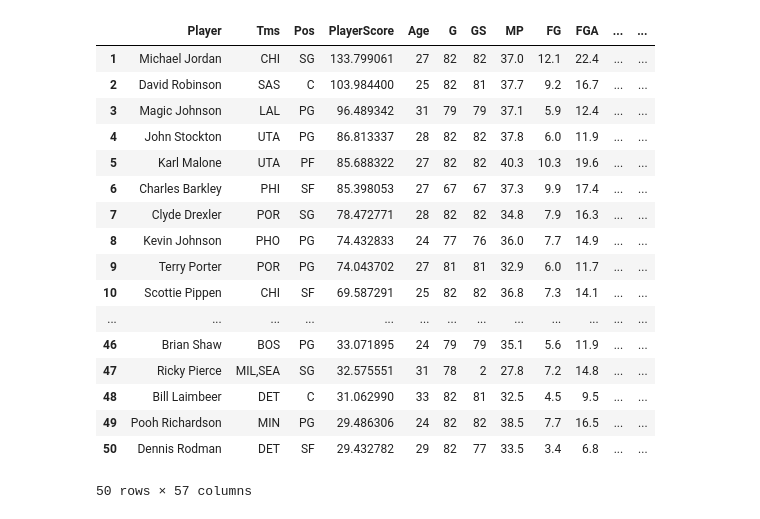
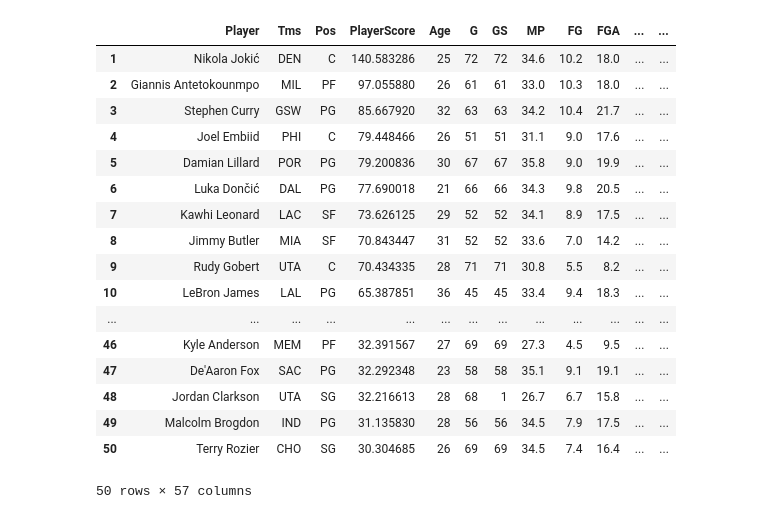
Before and after one commit to AustinMayerhofer/NBA-metrics, a Jupyter notebook: src/rankings.ipynb, the cells around one changed output. Saved outputs shown, nothing was run; the diff lists cells and outputs as text; code cells hidden in the pictures.

Commit message:
added MIN_GAMES dictionary to myconstants.py

```diff
--- a/src/rankings.ipynb
+++ b/src/rankings.ipynb
@@ -3,10 +1,12 @@ SEASON = '1990-91'
+# %%
+SEASON = '2020-21'
 # %%
 import pandas as pd
 import myconstants as c
 from scipy.stats import zscore
 
 NUM_GAMES = c.NUM_GAMES[SEASON]
-MIN_GAMES = NUM_GAMES * 0.60
+MIN_GAMES = c.MIN_GAMES[SEASON]
 
 p_df = pd.read_csv(f'../data/years/{SEASON}/clean/{SEASON}_Player_PerGame.csv')
 t_df = pd.read_csv(f'../data/years/{SEASON}/clean/{SEASON}_Team_Standings.csv')
@@ -25,47 +25,47 @@ def average_wins(tms):
     tms_wins = []
     for t in tms_list:
         tms_wins.append(t_df.loc[t_df['TeamCode'] == t]['OverallW'].values[0])
     return sum(tms_wins) / len(tms_wins)
 p_df['TmsWins'] = p_df['Tms'].apply(average_wins)
 
 # players who haven't played enough games don't qualify
 p_df = p_df.loc[p_df['G'] >= MIN_GAMES]
 
 # ranking algorithm
 p_df['zTotals'] = 1.5*zscore(p_df['PTS'] + p_df['TRB'] + p_df['AST'] + p_df['STL'] + p_df['BLK'])
 p_df['zWS'] = zscore(p_df['WS'])
 p_df['zVORP'] = zscore(p_df['VORP'])
 p_df['zBPM'] = zscore(p_df['BPM'])
 p_df['zTmsWins'] = zscore(p_df['TmsWins'])
 p_df['RawScore'] = p_df['zTotals'] + p_df['zWS'] + p_df['zVORP'] + p_df['zBPM'] + p_df['zTmsWins']
 p_df['PlayerScore'] = p_df['RawScore'] + c.PLAYER_SCORE_ADDITION # more positive PlayerScores
 p_df['PlayerScore'] = p_df['PlayerScore'].apply(lambda x: pow(x, c.PLAYER_SCORE_EXPONENT) if x > 1 else x) # make higher PlayerScores more significant
 p_df = p_df.sort_values('PlayerScore', ascending=False)
 
 # Move [PlayerScore] to the right of [Pos], drop PlayerID, index rows starting from 1, stylistic choice
 col = p_df.pop('PlayerScore')
 p_df.insert(p_df.columns.get_loc('Pos') + 1, col.name, col)
 p_df = p_df.drop('PlayerID', axis=1)
 p_df = p_df.reset_index(drop=True)
 p_df.index = p_df.index + 1
 
 p_df.head(50)
 # %% [output]
 |  | Player | Tms | Pos | PlayerScore | Age | G | GS | MP | FG | FGA | ... | ... |
-| 1 | Michael Jordan | CHI | SG | 133.799061 | 27 | 82 | 82 | 37.0 | 12.1 | 22.4 | ... | ... |
-| 2 | David Robinson | SAS | C | 103.984400 | 25 | 82 | 81 | 37.7 | 9.2 | 16.7 | ... | ... |
-| 3 | Magic Johnson | LAL | PG | 96.489342 | 31 | 79 | 79 | 37.1 | 5.9 | 12.4 | ... | ... |
-| 4 | John Stockton | UTA | PG | 86.813337 | 28 | 82 | 82 | 37.8 | 6.0 | 11.9 | ... | ... |
-| 5 | Karl Malone | UTA | PF | 85.688322 | 27 | 82 | 82 | 40.3 | 10.3 | 19.6 | ... | ... |
-| 6 | Charles Barkley | PHI | SF | 85.398053 | 27 | 67 | 67 | 37.3 | 9.9 | 17.4 | ... | ... |
-| 7 | Clyde Drexler | POR | SG | 78.472771 | 28 | 82 | 82 | 34.8 | 7.9 | 16.3 | ... | ... |
-| 8 | Kevin Johnson | PHO | PG | 74.432833 | 24 | 77 | 76 | 36.0 | 7.7 | 14.9 | ... | ... |
-| 9 | Terry Porter | POR | PG | 74.043702 | 27 | 81 | 81 | 32.9 | 6.0 | 11.7 | ... | ... |
-| 10 | Scottie Pippen | CHI | SF | 69.587291 | 25 | 82 | 82 | 36.8 | 7.3 | 14.1 | ... | ... |
+| 1 | Nikola Jokić | DEN | C | 140.583286 | 25 | 72 | 72 | 34.6 | 10.2 | 18.0 | ... | ... |
+| 2 | Giannis Antetokounmpo | MIL | PF | 97.055880 | 26 | 61 | 61 | 33.0 | 10.3 | 18.0 | ... | ... |
+| 3 | Stephen Curry | GSW | PG | 85.667920 | 32 | 63 | 63 | 34.2 | 10.4 | 21.7 | ... | ... |
+| 4 | Joel Embiid | PHI | C | 79.448466 | 26 | 51 | 51 | 31.1 | 9.0 | 17.6 | ... | ... |
+| 5 | Damian Lillard | POR | PG | 79.200836 | 30 | 67 | 67 | 35.8 | 9.0 | 19.9 | ... | ... |
+| 6 | Luka Dončić | DAL | PG | 77.690018 | 21 | 66 | 66 | 34.3 | 9.8 | 20.5 | ... | ... |
+| 7 | Kawhi Leonard | LAC | SF | 73.626125 | 29 | 52 | 52 | 34.1 | 8.9 | 17.5 | ... | ... |
+| 8 | Jimmy Butler | MIA | SF | 70.843447 | 31 | 52 | 52 | 33.6 | 7.0 | 14.2 | ... | ... |
+| 9 | Rudy Gobert | UTA | C | 70.434335 | 28 | 71 | 71 | 30.8 | 5.5 | 8.2 | ... | ... |
+| 10 | LeBron James | LAL | PG | 65.387851 | 36 | 45 | 45 | 33.4 | 9.4 | 18.3 | ... | ... |
 | ... | ... | ... | ... | ... | ... | ... | ... | ... | ... | ... | ... | ... |
-| 46 | Brian Shaw | BOS | PG | 33.071895 | 24 | 79 | 79 | 35.1 | 5.6 | 11.9 | ... | ... |
-| 47 | Ricky Pierce | MIL,SEA | SG | 32.575551 | 31 | 78 | 2 | 27.8 | 7.2 | 14.8 | ... | ... |
-| 48 | Bill Laimbeer | DET | C | 31.062990 | 33 | 82 | 81 | 32.5 | 4.5 | 9.5 | ... | ... |
-| 49 | Pooh Richardson | MIN | PG | 29.486306 | 24 | 82 | 82 | 38.5 | 7.7 | 16.5 | ... | ... |
-| 50 | Dennis Rodman | DET | SF | 29.432782 | 29 | 82 | 77 | 33.5 | 3.4 | 6.8 | ... | ... |
+| 46 | Kyle Anderson | MEM | PF | 32.391567 | 27 | 69 | 69 | 27.3 | 4.5 | 9.5 | ... | ... |
+| 47 | De'Aaron Fox | SAC | PG | 32.292348 | 23 | 58 | 58 | 35.1 | 9.1 | 19.1 | ... | ... |
+| 48 | Jordan Clarkson | UTA | SG | 32.216613 | 28 | 68 | 1 | 26.7 | 6.7 | 15.8 | ... | ... |
+| 49 | Malcolm Brogdon | IND | PG | 31.135830 | 28 | 56 | 56 | 34.5 | 7.9 | 17.5 | ... | ... |
+| 50 | Terry Rozier | CHO | SG | 30.304685 | 26 | 69 | 69 | 34.5 | 7.4 | 16.4 | ... | ... |
 50 rows × 57 columns
```
Also changed, not shown: parts of 1 cell of this notebook, 1 other file.
